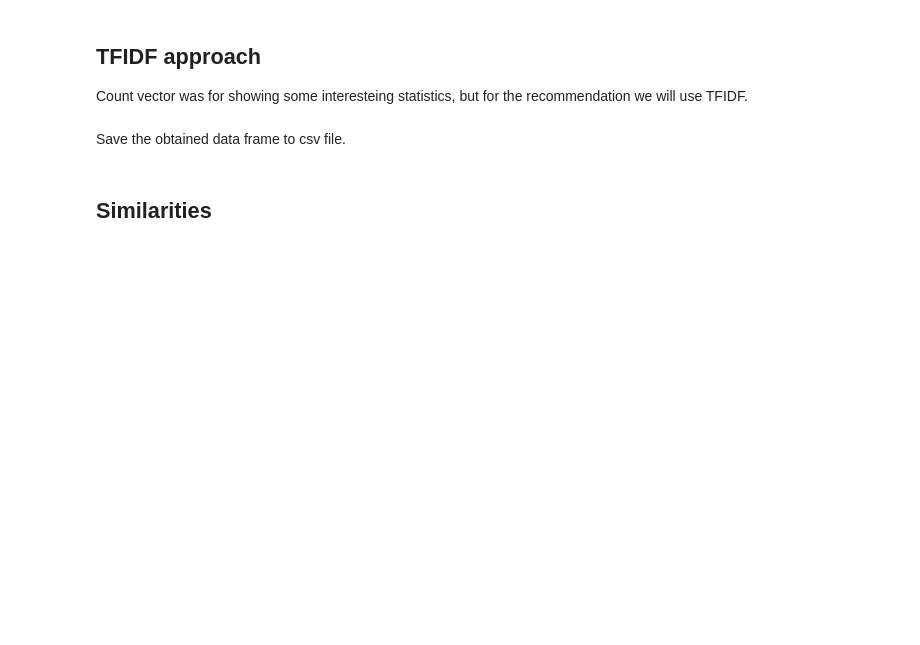
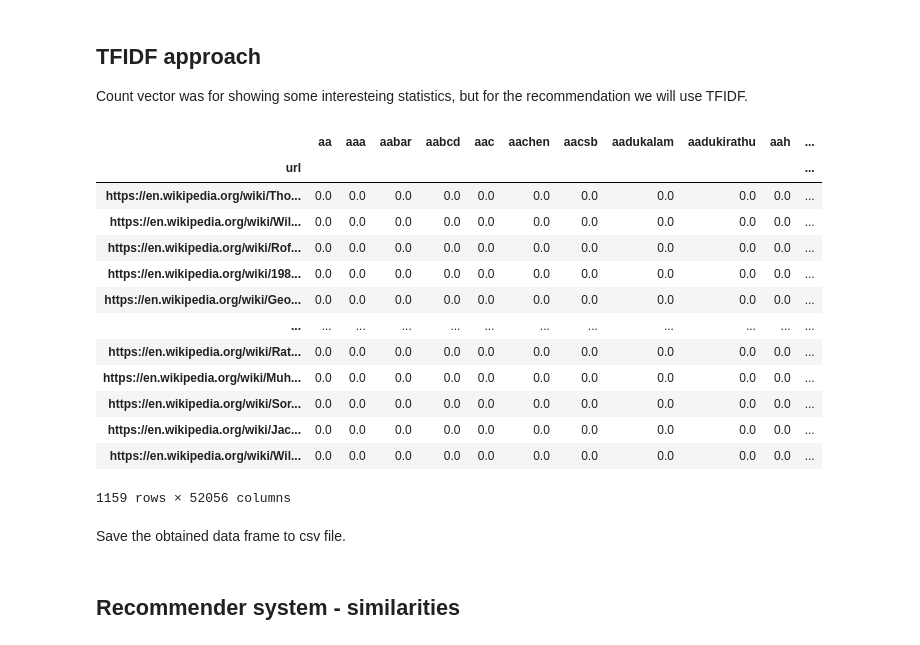
Before and after one commit to azywot/wiki-recommender-system, a Jupyter notebook: project.ipynb, the cells around one changed output. Drawn from its saved outputs; the diff is of its cells as text; code cells hidden in the pictures; blank space fills up the shorter version.

Commit message:
basic recommender system

```diff
--- a/project.ipynb
+++ b/project.ipynb
@@ -301,8 +235,23 @@ topic
 Count vector was for showing some interesteing statistics, but for the recommendation we will use TFIDF.
 # %%
 tfidf = TfidfVectorizer(ngram_range=(1,1), use_idf=True, smooth_idf=False, stop_words='english')
-tfidf_data = tfidf.fit_transform(articles.body)
-dfTFIDF = pd.DataFrame(tfidf_data.toarray(), index=articles.URL, columns=tfidf.get_feature_names_out())
+tfidf_data = tfidf.fit_transform(df.body)
+dfTFIDF = pd.DataFrame(tfidf_data.toarray(), index=df.url, columns=tfidf.get_feature_names_out())
 dfTFIDF
+# %% [output]
+|  | aa | aaa | aabar | aabcd | aac | aachen | aacsb | aadukalam | aadukirathu | aah | ... |
+| url |  |  |  |  |  |  |  |  |  |  | ... |
+| https://en.wikipedia.org/wiki/Tho... | 0.0 | 0.0 | 0.0 | 0.0 | 0.0 | 0.0 | 0.0 | 0.0 | 0.0 | 0.0 | ... |
+| https://en.wikipedia.org/wiki/Wil... | 0.0 | 0.0 | 0.0 | 0.0 | 0.0 | 0.0 | 0.0 | 0.0 | 0.0 | 0.0 | ... |
+| https://en.wikipedia.org/wiki/Rof... | 0.0 | 0.0 | 0.0 | 0.0 | 0.0 | 0.0 | 0.0 | 0.0 | 0.0 | 0.0 | ... |
+| https://en.wikipedia.org/wiki/198... | 0.0 | 0.0 | 0.0 | 0.0 | 0.0 | 0.0 | 0.0 | 0.0 | 0.0 | 0.0 | ... |
+| https://en.wikipedia.org/wiki/Geo... | 0.0 | 0.0 | 0.0 | 0.0 | 0.0 | 0.0 | 0.0 | 0.0 | 0.0 | 0.0 | ... |
+| ... | ... | ... | ... | ... | ... | ... | ... | ... | ... | ... | ... |
+| https://en.wikipedia.org/wiki/Rat... | 0.0 | 0.0 | 0.0 | 0.0 | 0.0 | 0.0 | 0.0 | 0.0 | 0.0 | 0.0 | ... |
+| https://en.wikipedia.org/wiki/Muh... | 0.0 | 0.0 | 0.0 | 0.0 | 0.0 | 0.0 | 0.0 | 0.0 | 0.0 | 0.0 | ... |
+| https://en.wikipedia.org/wiki/Sor... | 0.0 | 0.0 | 0.0 | 0.0 | 0.0 | 0.0 | 0.0 | 0.0 | 0.0 | 0.0 | ... |
+| https://en.wikipedia.org/wiki/Jac... | 0.0 | 0.0 | 0.0 | 0.0 | 0.0 | 0.0 | 0.0 | 0.0 | 0.0 | 0.0 | ... |
+| https://en.wikipedia.org/wiki/Wil... | 0.0 | 0.0 | 0.0 | 0.0 | 0.0 | 0.0 | 0.0 | 0.0 | 0.0 | 0.0 | ... |
+1159 rows × 52056 columns
 # %% [markdown]
 Save the obtained data frame to csv file.
@@ -311,2 +257,0 @@ dfTFIDF.to_csv('articles.csv')
-# %% [markdown]
-## Similarities
@@ -317,0 +258,2 @@ query = tfidf.transform([query]).toarray()[0]
+# %% [markdown]
+## Recommender system - similarities
```
Also changed, not shown: parts of 14 cells of this notebook.
